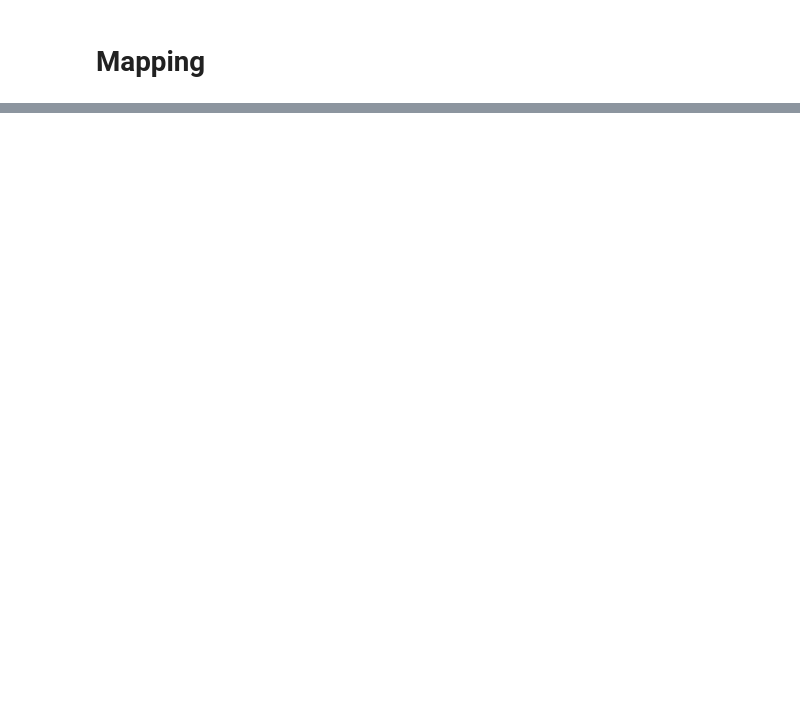
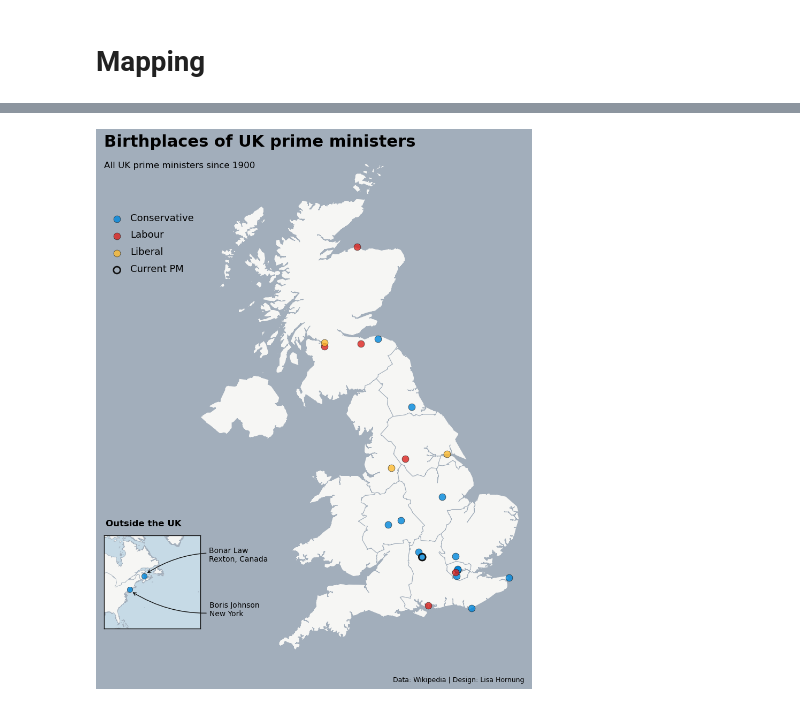
Before and after one commit to Lisa-Ho/30-day-map-challenge, a Jupyter notebook: 2022/Day1/Day1_UK_prime_ministers.ipynb, the cells around one changed output, grey strips where cells are left out. Saved outputs shown, nothing was run; the diff lists cells and outputs as text; code cells hidden in the pictures; blank space fills up the shorter version.

Commit message:
changed second axis logic and figure size ++ added current PM

```diff
--- a/2022/Day1/Day1_UK_prime_ministers.ipynb
+++ b/2022/Day1/Day1_UK_prime_ministers.ipynb
@@ -84,13 +65,10 @@ from shapely.geometry import Point, Polygon
 import matplotlib.pyplot as plt
 
 #load shapefile
-fp = "uk_regions.geojson"
-regions_map = gpd.GeoDataFrame.from_file(fp)
+regions_map = gpd.GeoDataFrame.from_file("uk_regions.geojson")
 
 #load world map
 world_map = gpd.GeoDataFrame.from_file("world_countries.geojson")
-
-#regions_map.to_crs(epsg=4326).plot()
 # %%
 #prepare dataset
 crs = {'init':'EPSG:4326'}
@@ -193,0 +87,83 @@ plt.savefig("birthplaces-uk-prime-ministers.svg", dpi=300)
+# %%
+fig, ax = plt.subplots(figsize = (9,10), layout="tight")
+
+#party colours
+pointsPalette = {'Conservative': '#0087DC', 'Liberal': '#FDBB30', 'Labour': '#DC241f'}
+fig.set_facecolor("#A2AEBB")
+
+### MAPS
+#### UK
+regions_map.to_crs(epsg=4326).plot(ax=ax, color='#f6f6f4', edgecolor='#A2AEBB', linewidth=0.75)
+df_uk = geo_df[~geo_df["Name"].isin(["Boris Johnson", "Bonar Law"])]
+
+for ctype, data in df_uk.groupby('Political party'):
+    color = pointsPalette[ctype]
+    label = ctype
+    data.plot(color=color,
+              ax=ax,
+              label=label,
+              markersize=85,
+             edgecolor='#111111',
+             linewidth=0.5,
+             alpha=0.8)
+
+#current
+current = geo_df[geo_df["Name"].isin(["Liz Truss"])]
+current.plot( ax=ax, color='None', edgecolor='#111111', linewidth=2, markersize=85, label="Current PM")
+
+ax.axis('off')
+ax.set_xlim(-9, 2)
+ax.set_ylim(49.5, 59.5)
+
+#### world
+ax1 = fig.add_axes([0.,0.1,0.2,0.2], anchor='SW', zorder=1)
+world_map.to_crs(epsg=4326).plot(ax=ax1, color='#f6f6f4', edgecolor='#A2AEBB', linewidth=0.5)
+df_us = geo_df[geo_df["Name"].isin(["Boris Johnson", "Bonar Law"])]
+
+ax1.set_xlim(-90, -30)
+ax1.set_ylim(23, 65)
+ax1.axes.xaxis.set_visible(False)
+ax1.axes.yaxis.set_visible(False)
+for pos in ["bottom", "left", "right", "top"]:
+    ax1.spines[pos].set(color="#111111", linewidth=1)
+
+for ctype, data in df_us.groupby('Political party'):
+    color = pointsPalette[ctype]
+    label = ctype
+    data.plot(color=color,
+              ax=ax1,
+              label=label,
+              markersize=55,
+             edgecolor='#111111',
+             linewidth=0.5,
+             alpha=0.8)
+ax1.set_facecolor("#C6DAE6")
+ax1.set_title("Outside the UK", fontsize=12, x=0.41, y=1.05, fontweight='bold')
+
+#Title and annotations
+plt.figtext(0,1,'Birthplaces of UK prime ministers', fontsize = 22, weight = 'bold', color='black')
+plt.figtext(0,0.96,'All UK prime ministers since 1900', fontsize = 12, weight = 'regular', color='black')
+plt.figtext(0.6,0.0,'Data: Wikipedia | Design: Lisa Hornung', fontsize = 9, weight = 'regular', color='black')
+
+# ==========
+#legend
+L = ax.legend(ncol=1, frameon=False, loc='upper left',bbox_to_anchor=(-0.2,0.9), labelspacing=1)
+plt.setp(L.texts, fontsize=13)
+
+### Annotations
+kw = dict(arrowstyle="->", color="#111111")
+y = geo_df[geo_df["Name"]=="Boris Johnson"]["lat"]
+x = geo_df[geo_df["Name"]=="Boris Johnson"]["lon"]
+ax1.annotate('Boris Johnson\nNew York', xy=(x+1, y-1), xycoords='data', xytext=(105, -25), textcoords='offset points',
+                   fontsize=10, ha='left', va='center', annotation_clip=False,
+                    arrowprops=dict(**kw, connectionstyle="arc3,rad=-.2", clip_on=False))
+y = geo_df[geo_df["Name"]=="Bonar Law"]["lat"]
+x = geo_df[geo_df["Name"]=="Bonar Law"]["lon"]
+ax1.annotate('Bonar Law\nRexton, Canada', xy=(x+1, y+1), xycoords='data', xytext=(85, 25), textcoords='offset points',
+                   fontsize=10, ha='left', va='center', annotation_clip=False,
+                    arrowprops=dict(**kw, connectionstyle="arc3,rad=.2", clip_on=False))
+
+#save
+plt.savefig("birthplaces-uk-prime-ministers.png", dpi=300, bbox_inches="tight", pad_inches=0.2)
+# %% [output]
+[figure, added]
```
Also changed, not shown: parts of 2 cells of this notebook.
